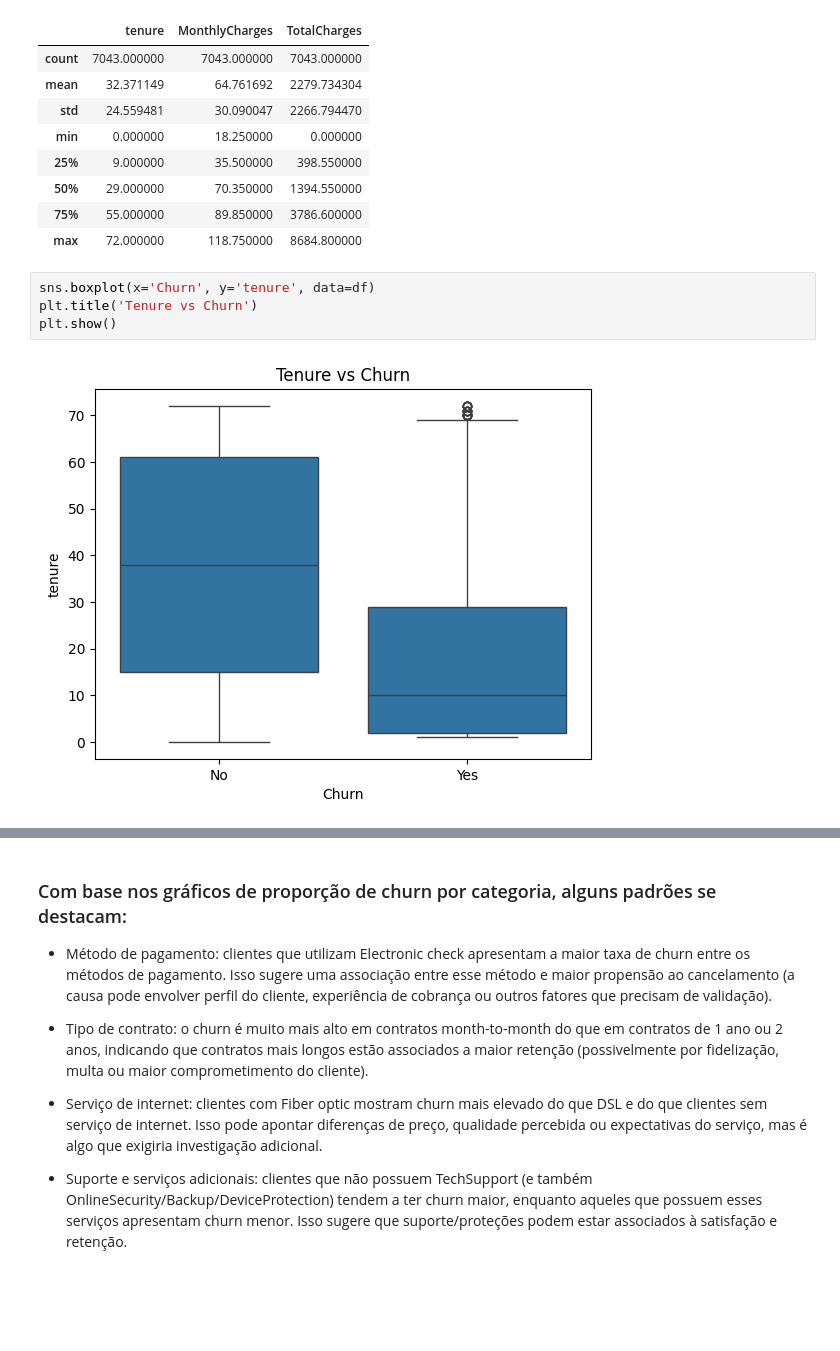
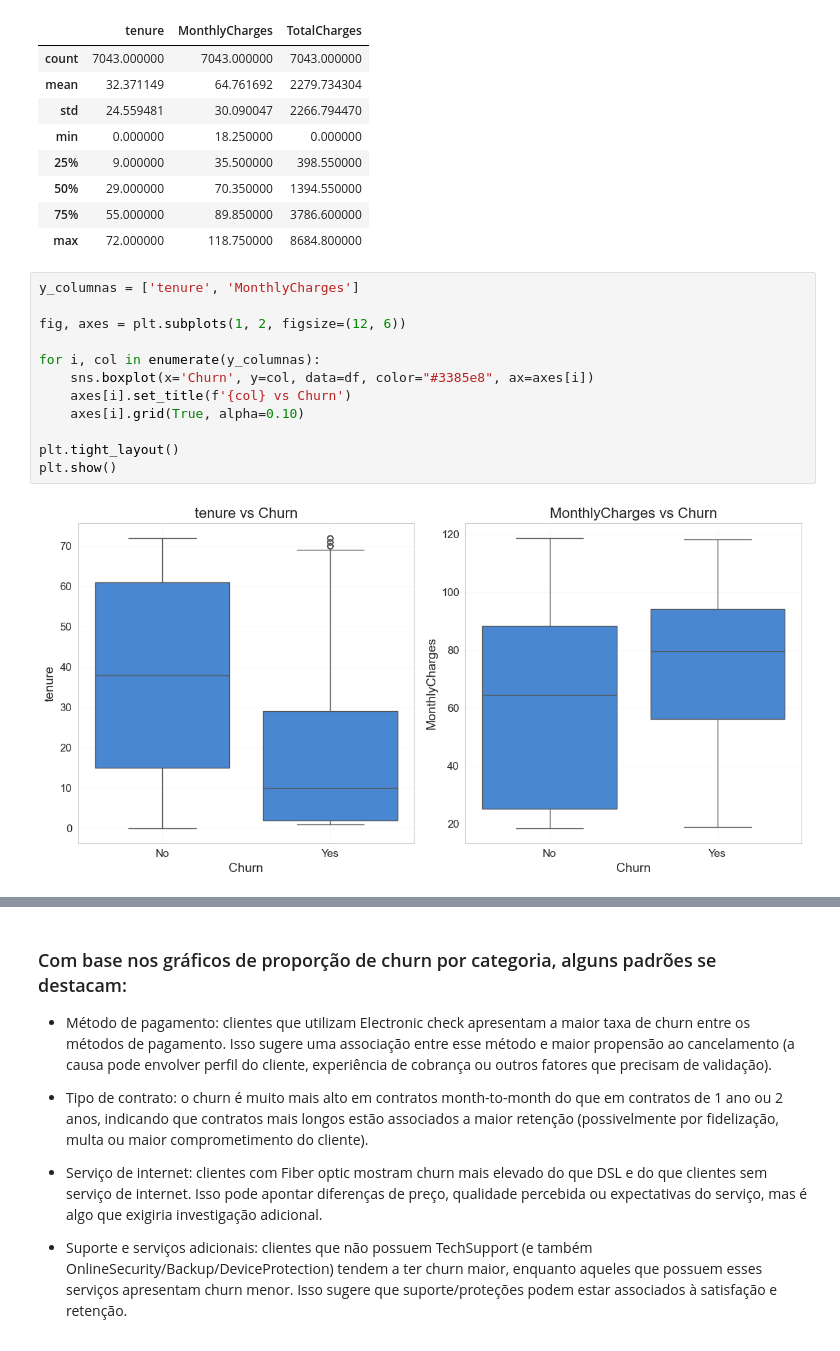
Before and after one commit to Rmonn25/telco-churn, a Jupyter notebook: notebooks/01_eda.ipynb, the cells around one changed output, grey strips where cells are left out. Drawn from its saved outputs; the diff is of its cells as text; blank space fills up the shorter version.

```diff
--- a/notebooks/01_eda.ipynb
+++ b/notebooks/01_eda.ipynb
@@ -281,9 +281,17 @@ df_desc.describe()
 | 50% | 29.000000 | 70.350000 | 1394.550000 |
 | 75% | 55.000000 | 89.850000 | 3786.600000 |
 | max | 72.000000 | 118.750000 | 8684.800000 |
-# %%
-sns.boxplot(x='Churn', y='tenure', data=df)
-plt.title('Tenure vs Churn')
-plt.show()
-# %% [output]
-[figure, removed]
+# %%
+y_columnas = ['tenure', 'MonthlyCharges']
+
+fig, axes = plt.subplots(1, 2, figsize=(12, 6))
+
+for i, col in enumerate(y_columnas):
+    sns.boxplot(x='Churn', y=col, data=df, color="#3385e8", ax=axes[i])
+    axes[i].set_title(f'{col} vs Churn')
+    axes[i].grid(True, alpha=0.10)
+
+plt.tight_layout()
+plt.show()
+# %% [output]
+[figure, added]
```
Also changed, not shown: parts of 2 cells of this notebook.
